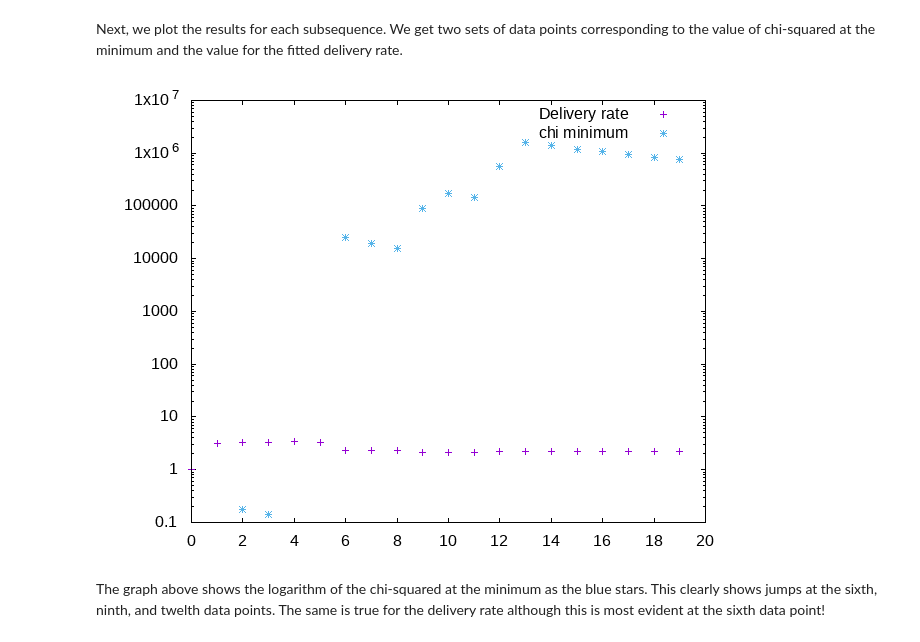
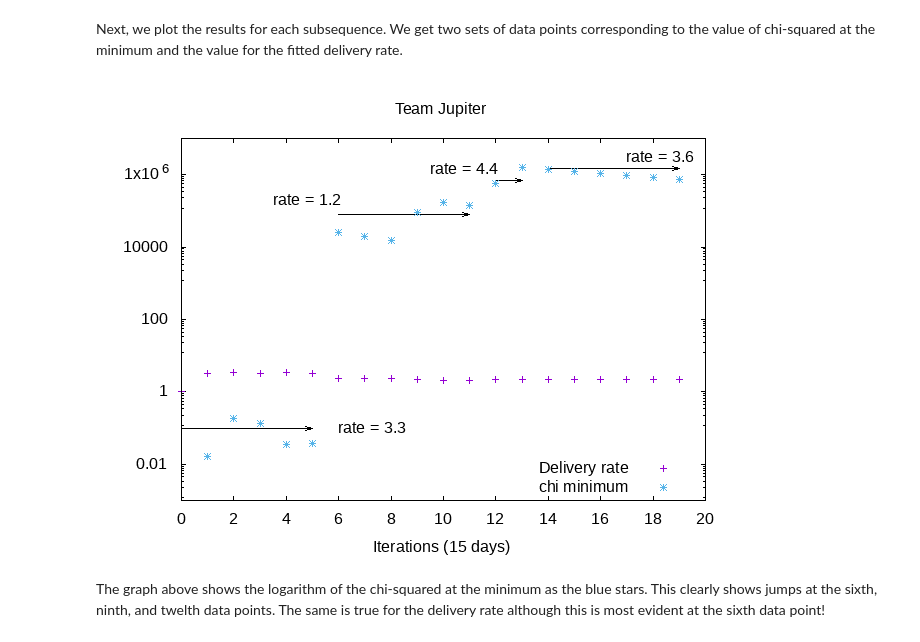
Before and after one commit to piisgaaf/chi2fit, a Jupyter notebook: notebooks/Forecasting-non-equilibrium.ipynb, the cells around one changed output. Saved outputs shown, nothing was run; the diff lists cells and outputs as text; code cells hidden in the pictures.

```diff
--- a/notebooks/Forecasting-non-equilibrium.ipynb
+++ b/notebooks/Forecasting-non-equilibrium.ipynb
@@ -173,23 +194,34 @@ Next, we plot the results for each subsequence. We get two sets of data points c
 # %%
 G.plot([
     ~w(set terminal png)a,
     ~w(set output)a,
-    [:set, :yrange, '[-0.01:10000000]'],
+    ~w(set title "Team Jupiter")a,
+    ~w|set xlabel "Iterations (15 days)"|a,
+    ~w(set key bottom right)a,
+    [:set, :yrange, '[0.001:10000000]'],
+    ~w(set arrow from 0,0.1 to 5,0.1)a,
+    ~w(set label "rate = 3.3" at 6,0.1)a,
+    ~w(set arrow from 6,80000 to 11,80000)a,
+    ~w(set label "rate = 1.2" at 3.5,200000)a,
+    ~w(set arrow from 12,700000 to 13,700000)a,
+    ~w(set label "rate = 4.4" at 9.5,1400000)a,
+    ~w(set arrow from 14,1500000 to 19,1500000)a,
+    ~w(set label "rate = 3.6" at 17,3000000)a,
     ~w(set logscale y)a,
     [:plot, G.list([
             ~w|'-' u 1:2 w points ls 1 title "Delivery rate"|a,
             ["", :u, '1:2', :w, :points, :ls, 3, :title, "chi minimum"]
         ])
     ]
   ],
   [
       history |> Enum.map(fn {{_,rate},x} -> [x,rate] end),
       history |> Enum.map(fn {{chi,_},x} -> [x,chi] end)
   ])
 P.capture() |> Base.encode64 |> IO.write
 :"this is an inline image"
 # %% [output]
-[figure, old version]
+[figure, new version]
 # %% [markdown]
 The graph above shows the logarithm of the chi-squared at the minimum as the blue stars. This clearly shows jumps at the sixth, ninth, and twelth data points. The same is true for the delivery rate although this is most evident at the sixth data point!
 # %% [markdown]
```
Also changed, not shown: parts of 5 cells of this notebook.
